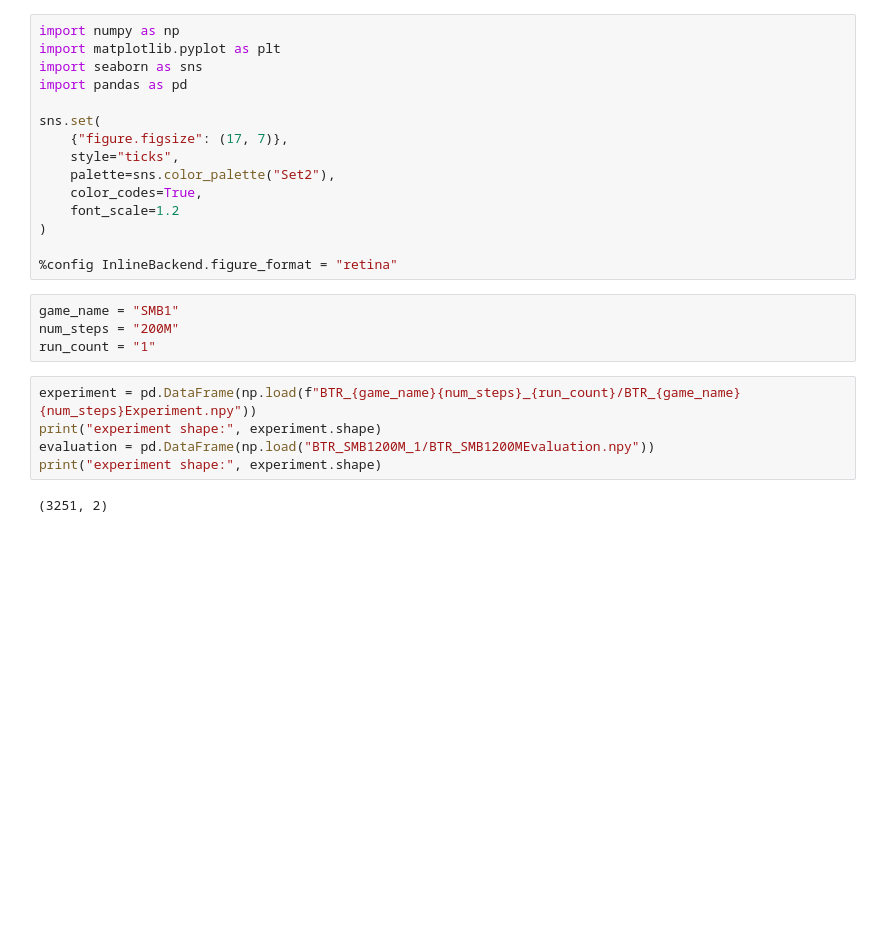
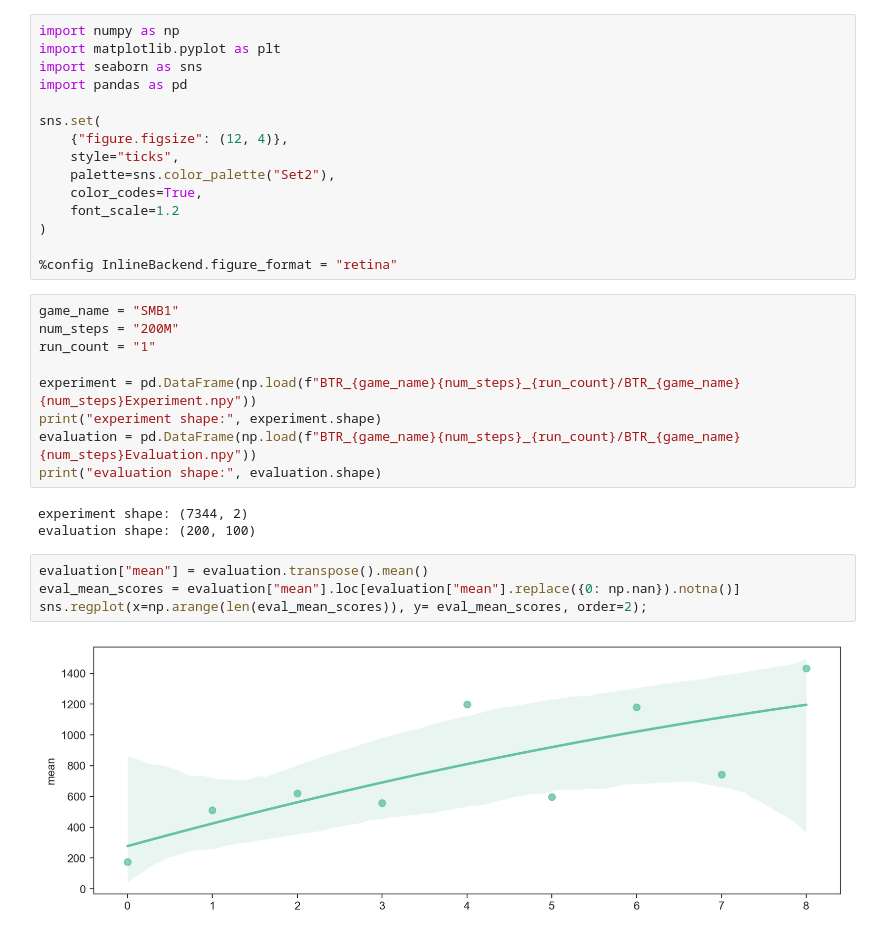
Before and after one commit to hal609/hcle_py, a Jupyter notebook: vis.ipynb, the cells around one changed output. Cells and saved outputs as stored; diff of their text form; blank space fills up the shorter version.

```diff
--- a/vis.ipynb
+++ b/vis.ipynb
@@ -5,7 +5,7 @@ import seaborn as sns
 import pandas as pd
 
 sns.set(
-    {"figure.figsize": (17, 7)},
+    {"figure.figsize": (12, 4)},
     style="ticks",
     palette=sns.color_palette("Set2"),
     color_codes=True,
@@ -13,15 +13,22 @@ sns.set(
 )
 
 %config InlineBackend.figure_format = "retina"
-# %%
-game_name = "SMB1"
-num_steps = "200M"
-run_count = "1"
 # %%
+game_name = "SMB1"
+num_steps = "200M"
+run_count = "1"
+
 experiment = pd.DataFrame(np.load(f"BTR_{game_name}{num_steps}_{run_count}/BTR_{game_name}{num_steps}Experiment.npy"))
 print("experiment shape:", experiment.shape)
-evaluation = pd.DataFrame(np.load("BTR_SMB1200M_1/BTR_SMB1200MEvaluation.npy"))
-print("experiment shape:", experiment.shape)
+evaluation = pd.DataFrame(np.load(f"BTR_{game_name}{num_steps}_{run_count}/BTR_{game_name}{num_steps}Evaluation.npy"))
+print("evaluation shape:", evaluation.shape)
 # %% [output]
-(3251, 2)
+experiment shape: (7344, 2)
+evaluation shape: (200, 100)
+# %%
+evaluation["mean"] = evaluation.transpose().mean()
+eval_mean_scores = evaluation["mean"].loc[evaluation["mean"].replace({0: np.nan}).notna()]
+sns.regplot(x=np.arange(len(eval_mean_scores)), y= eval_mean_scores, order=2);
+# %% [output]
+[figure, added]
 # %%
```
Also changed, not shown: parts of 3 cells of this notebook, 10 other files.
